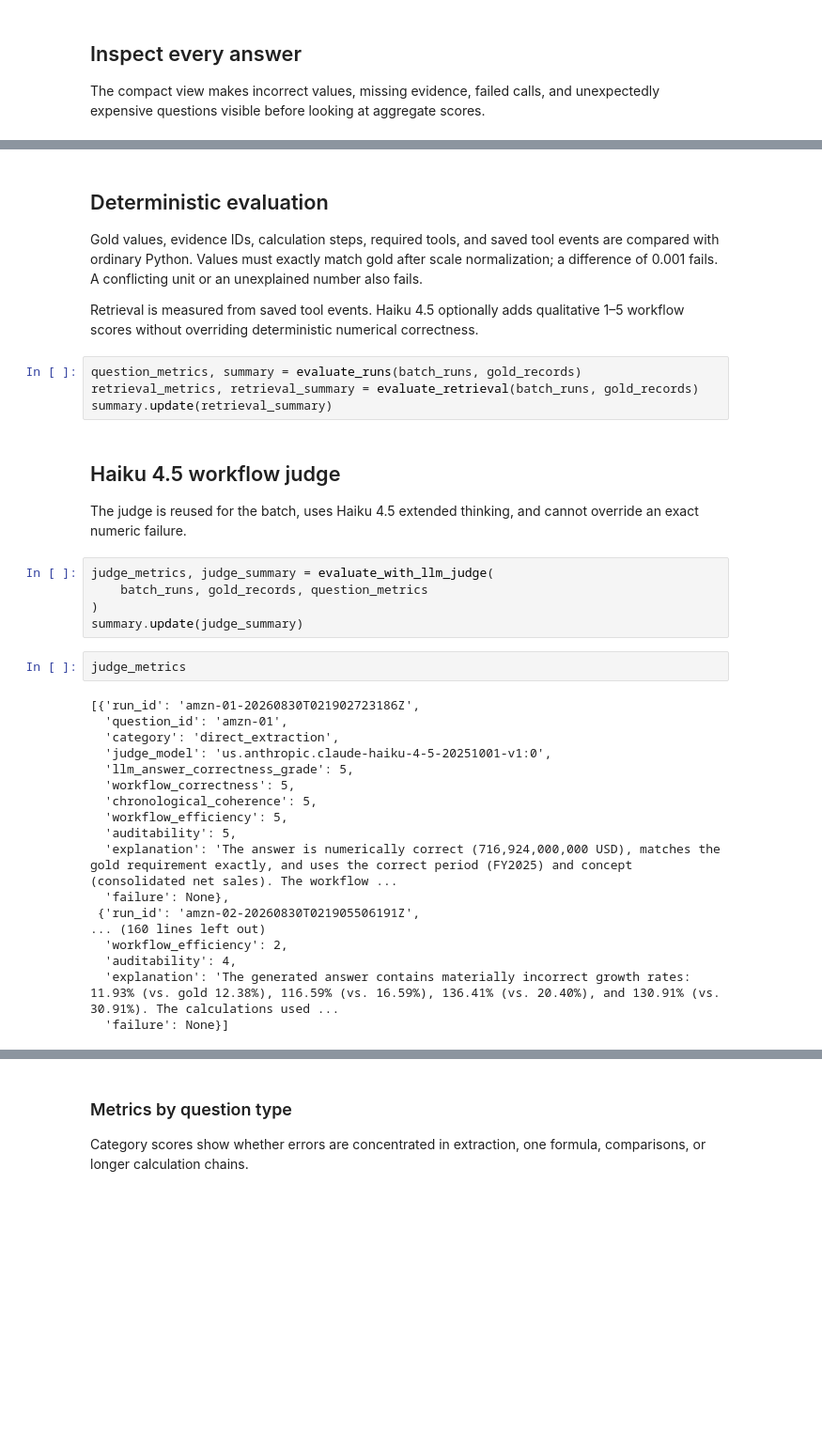
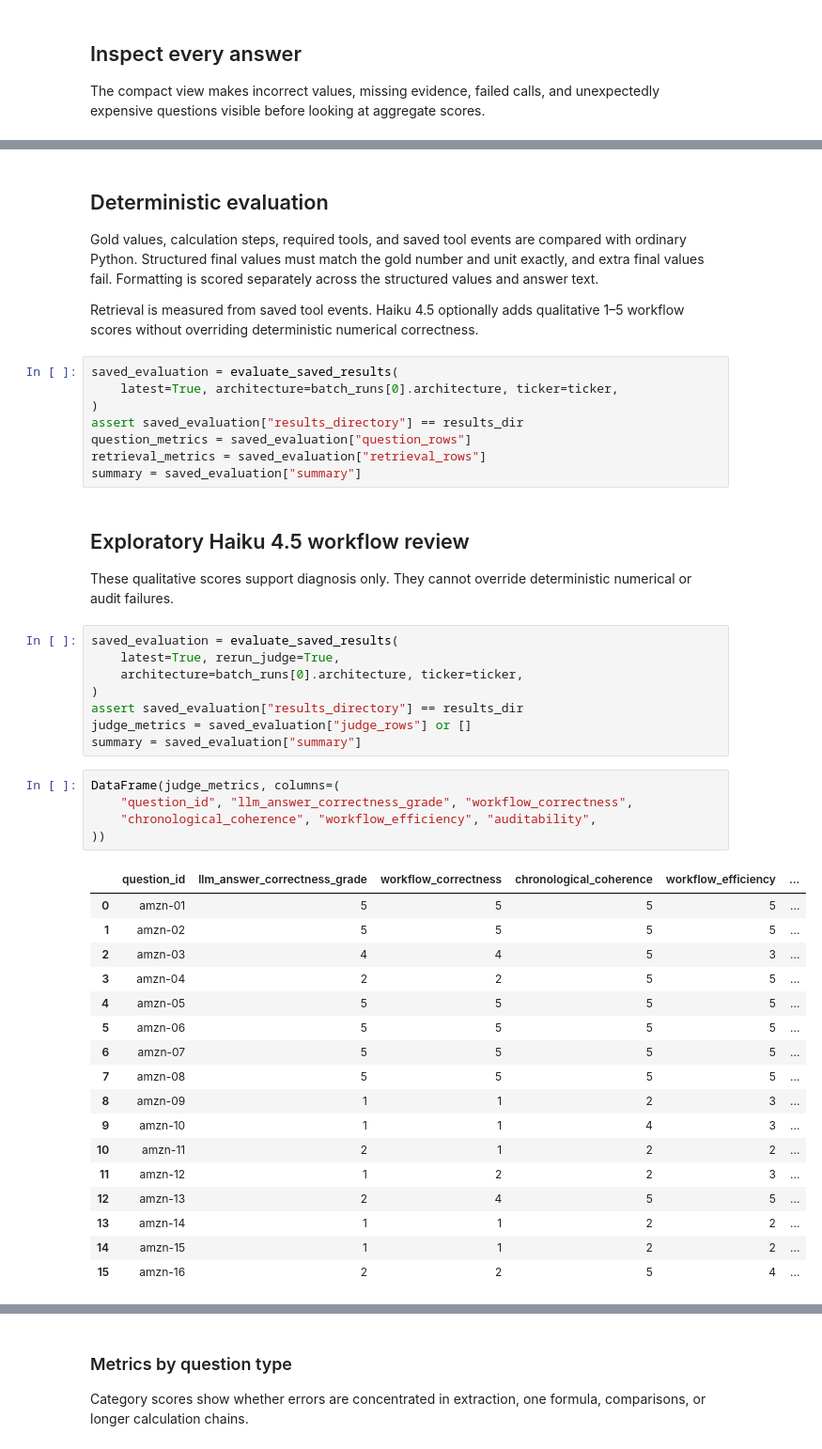
Before and after one commit to avitanov/sec_filling_research_financial_agent, a Jupyter notebook: notebooks/02_monolithic_bedrock_dry_runs.ipynb, the cells around one changed output, grey strips where cells are left out. Shown at 94% size. Saved outputs shown, nothing was run; the diff lists cells and outputs as text; blank space fills up the shorter version.

Commit message:
docs: add experiment workflow reports

```diff
--- a/notebooks/02_monolithic_bedrock_dry_runs.ipynb
+++ b/notebooks/02_monolithic_bedrock_dry_runs.ipynb
@@ -357,40 +368,50 @@ Trace: https://cloud.langfuse.com/project/cmrva8h6h0hchad0d3guy659p/traces/f0ef8
 # %% [markdown]
 ## Deterministic evaluation
 
-Gold values, evidence IDs, calculation steps, required tools, and saved tool events are compared with ordinary Python. Values must exactly match gold after scale normalization; a difference of 0.001 fails. A conflicting unit or an unexplained number also fails.
+Gold values, calculation steps, required tools, and saved tool events are compared with ordinary Python. Structured final values must match the gold number and unit exactly, and extra final values fail. Formatting is scored separately across the structured values and answer text.
 
 Retrieval is measured from saved tool events. Haiku 4.5 optionally adds qualitative 1–5 workflow scores without overriding deterministic numerical correctness.
 # %%
-question_metrics, summary = evaluate_runs(batch_runs, gold_records)
-retrieval_metrics, retrieval_summary = evaluate_retrieval(batch_runs, gold_records)
-summary.update(retrieval_summary)
+saved_evaluation = evaluate_saved_results(
+    latest=True, architecture=batch_runs[0].architecture, ticker=ticker,
+)
+assert saved_evaluation["results_directory"] == results_dir
+question_metrics = saved_evaluation["question_rows"]
+retrieval_metrics = saved_evaluation["retrieval_rows"]
+summary = saved_evaluation["summary"]
 # %% [markdown]
-## Haiku 4.5 workflow judge
+## Exploratory Haiku 4.5 workflow review
 
-The judge is reused for the batch, uses Haiku 4.5 extended thinking, and cannot override an exact numeric failure.
+These qualitative scores support diagnosis only. They cannot override deterministic numerical or audit failures.
 # %%
-judge_metrics, judge_summary = evaluate_with_llm_judge(
-    batch_runs, gold_records, question_metrics
+saved_evaluation = evaluate_saved_results(
+    latest=True, rerun_judge=True,
+    architecture=batch_runs[0].architecture, ticker=ticker,
 )
-summary.update(judge_summary)
+assert saved_evaluation["results_directory"] == results_dir
+judge_metrics = saved_evaluation["judge_rows"] or []
+summary = saved_evaluation["summary"]
 # %%
-judge_metrics
+DataFrame(judge_metrics, columns=(
+    "question_id", "llm_answer_correctness_grade", "workflow_correctness",
+    "chronological_coherence", "workflow_efficiency", "auditability",
+))
 # %% [output]
-[{'run_id': 'amzn-01-20260830T021902723186Z',
-  'question_id': 'amzn-01',
-  'category': 'direct_extraction',
-  'judge_model': 'us.anthropic.claude-haiku-4-5-20251001-v1:0',
-  'llm_answer_correctness_grade': 5,
-  'workflow_correctness': 5,
-  'chronological_coherence': 5,
-  'workflow_efficiency': 5,
-  'auditability': 5,
-  'explanation': 'The answer is numerically correct (716,924,000,000 USD), matches the gold requirement exactly, and uses the correct period (FY2025) and concept (consolidated net sales). The workflow ...
-  'failure': None},
- {'run_id': 'amzn-02-20260830T021905506191Z',
-... (160 lines left out)
-  'workflow_efficiency': 2,
-  'auditability': 4,
-  'explanation': 'The generated answer contains materially incorrect growth rates: 11.93% (vs. gold 12.38%), 116.59% (vs. 16.59%), 136.41% (vs. 20.40%), and 130.91% (vs. 30.91%). The calculations used ...
-  'failure': None}]
+|  | question_id | llm_answer_correctness_grade | workflow_correctness | chronological_coherence | workflow_efficiency | ... |
+| 0 | amzn-01 | 5 | 5 | 5 | 5 | ... |
+| 1 | amzn-02 | 5 | 5 | 5 | 5 | ... |
+| 2 | amzn-03 | 4 | 4 | 5 | 3 | ... |
+| 3 | amzn-04 | 2 | 2 | 5 | 5 | ... |
+| 4 | amzn-05 | 5 | 5 | 5 | 5 | ... |
+| 5 | amzn-06 | 5 | 5 | 5 | 5 | ... |
+| 6 | amzn-07 | 5 | 5 | 5 | 5 | ... |
+| 7 | amzn-08 | 5 | 5 | 5 | 5 | ... |
+| 8 | amzn-09 | 1 | 1 | 2 | 3 | ... |
+| 9 | amzn-10 | 1 | 1 | 4 | 3 | ... |
+| 10 | amzn-11 | 2 | 1 | 2 | 2 | ... |
+| 11 | amzn-12 | 1 | 2 | 2 | 3 | ... |
+| 12 | amzn-13 | 2 | 4 | 5 | 5 | ... |
+| 13 | amzn-14 | 1 | 1 | 2 | 2 | ... |
+| 14 | amzn-15 | 1 | 1 | 2 | 2 | ... |
+| 15 | amzn-16 | 2 | 2 | 5 | 4 | ... |
 # %% [markdown]
```
Also changed, not shown: parts of 46 cells of this notebook, 3 other files.
